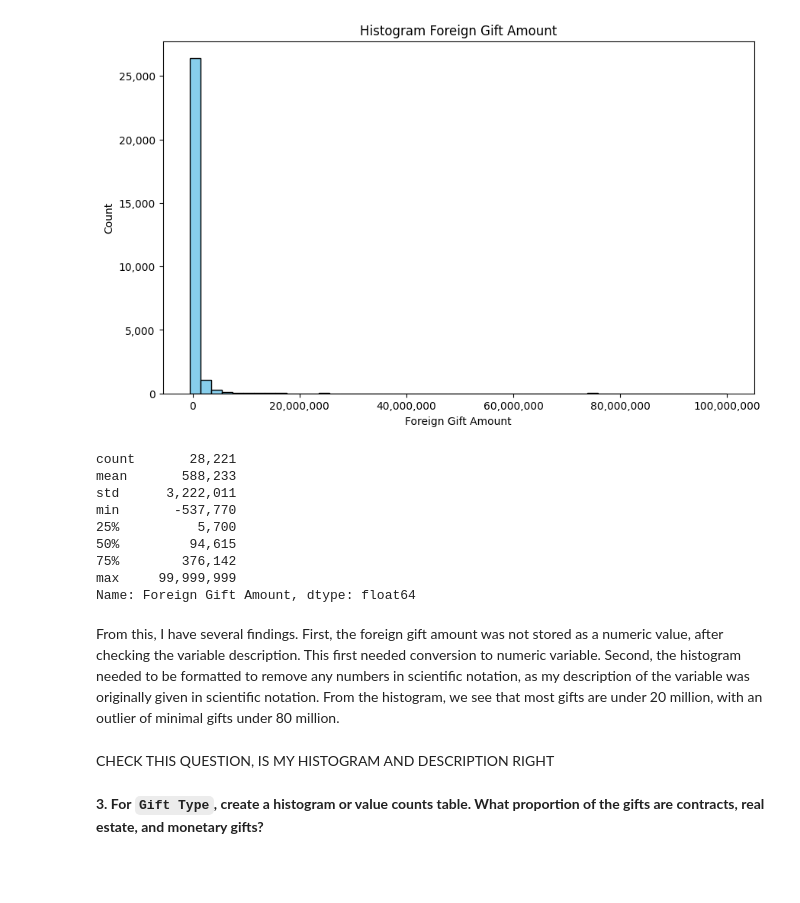
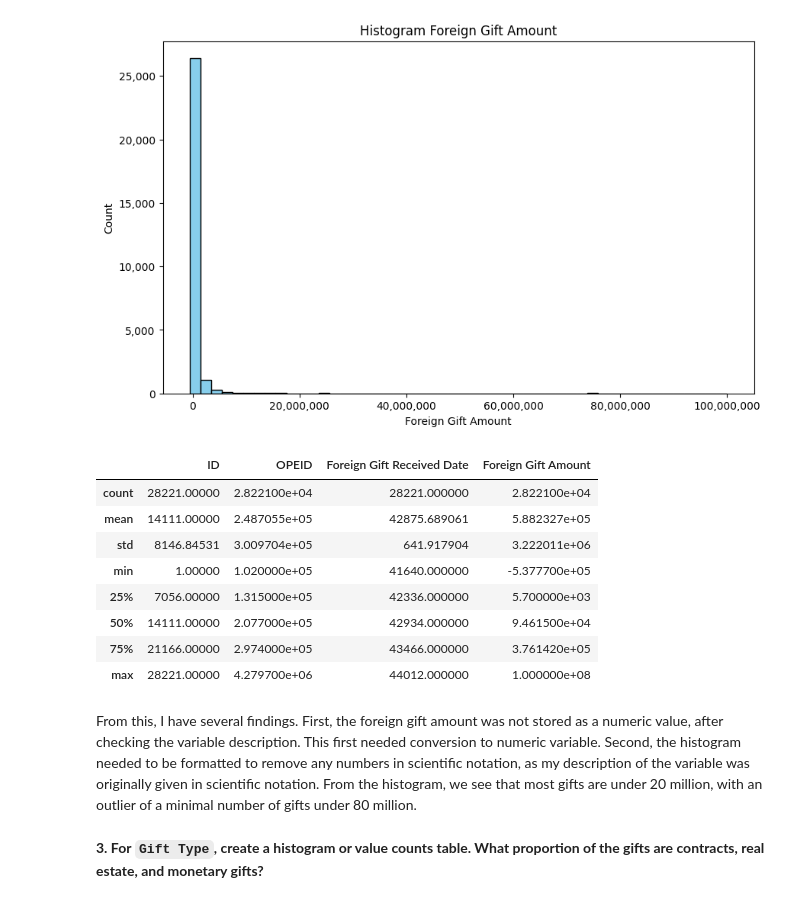
Before and after one commit to norawik/EDA, a Jupyter notebook: assignment/assignment.ipynb, the cells around one changed output. Cells and saved outputs as stored; diff of their text form; code cells hidden in the pictures; blank space fills up the shorter version.

```diff
--- a/assignment/assignment.ipynb
+++ b/assignment/assignment.ipynb
@@ -77,23 +77,19 @@ plt.show()
 [figure]
 # %%
 #Describe the variable
-foreign_gift_describe = foreigngifts['Foreign Gift Amount'].describe()
-pd.options.display.float_format = '{:,.0f}'.format
-print(foreign_gift_describe)
+foreigngifts.describe()
 # %% [output]
-count       28,221
-mean       588,233
-std      3,222,011
-min       -537,770
-25%          5,700
-50%         94,615
-75%        376,142
-max     99,999,999
-Name: Foreign Gift Amount, dtype: float64
+|  | ID | OPEID | Foreign Gift Received Date | Foreign Gift Amount |
+| count | 28221.00000 | 2.822100e+04 | 28221.000000 | 2.822100e+04 |
+| mean | 14111.00000 | 2.487055e+05 | 42875.689061 | 5.882327e+05 |
+| std | 8146.84531 | 3.009704e+05 | 641.917904 | 3.222011e+06 |
+| min | 1.00000 | 1.020000e+05 | 41640.000000 | -5.377700e+05 |
+| 25% | 7056.00000 | 1.315000e+05 | 42336.000000 | 5.700000e+03 |
+| 50% | 14111.00000 | 2.077000e+05 | 42934.000000 | 9.461500e+04 |
+| 75% | 21166.00000 | 2.974000e+05 | 43466.000000 | 3.761420e+05 |
+| max | 28221.00000 | 4.279700e+06 | 44012.000000 | 1.000000e+08 |
 # %% [markdown]
-From this, I have several findings. First, the foreign gift amount was not stored as a numeric value, after checking the variable description. This first needed conversion to numeric variable. Second, the histogram needed to be formatted to remove any numbers in scientific notation, as my description of the variable was originally given in scientific notation. From the histogram, we see that most gifts are under 20 million, with an outlier of minimal gifts under 80 million.
+From this, I have several findings. First, the foreign gift amount was not stored as a numeric value, after checking the variable description. This first needed conversion to numeric variable. Second, the histogram needed to be formatted to remove any numbers in scientific notation, as my description of the variable was originally given in scientific notation. From the histogram, we see that most gifts are under 20 million, with an outlier of a minimal number of gifts under 80 million.
-# %% [markdown]
-CHECK THIS QUESTION, IS MY HISTOGRAM AND DESCRIPTION RIGHT
 # %% [markdown]
 **3. For `Gift Type`, create a histogram or value counts table. What proportion of the gifts are contracts, real estate, and monetary gifts?**
 # %%
```
Also changed, not shown: parts of 6 cells of this notebook.
